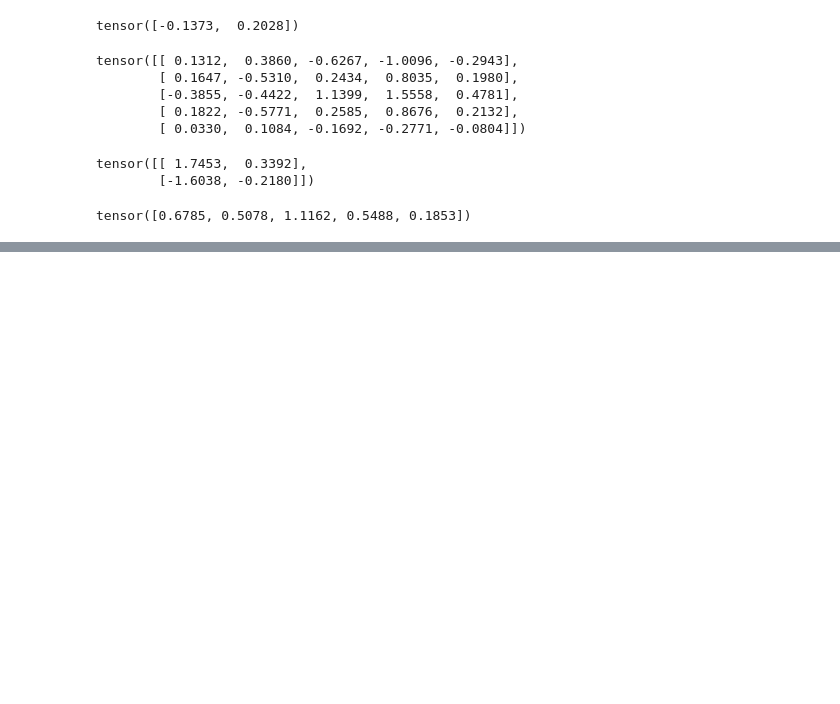
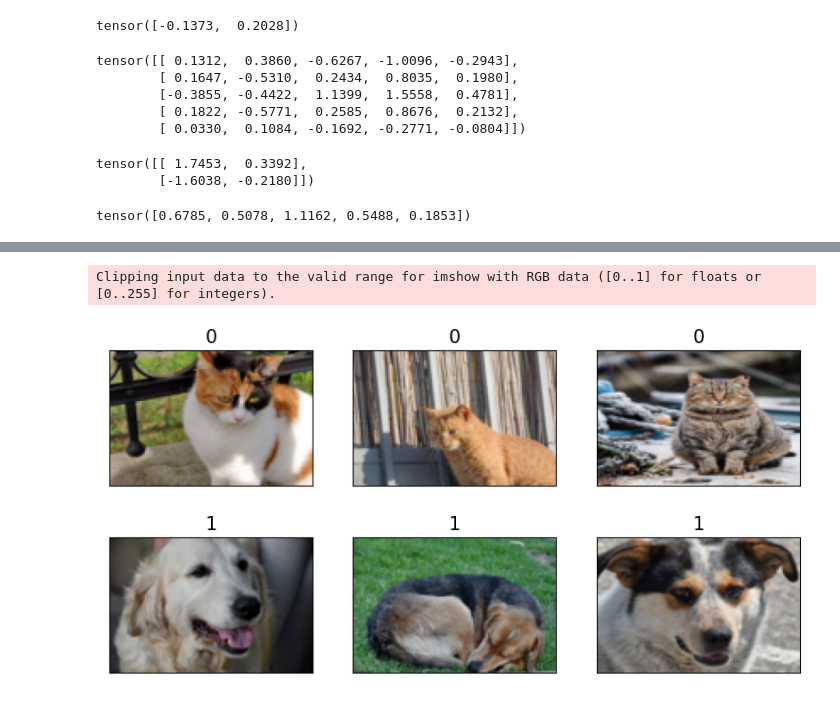
Before and after one commit to Jstafford98/Machine-Learning-with-PyTorch-and-Scikit-Learn, a Jupyter notebook: src/Chapter12.ipynb, the cells around one changed output, grey strips where cells are left out. Saved outputs shown, nothing was run; the diff lists cells and outputs as text; code cells hidden in the pictures; blank space fills up the shorter version.

```diff
--- a/src/Chapter12.ipynb
+++ b/src/Chapter12.ipynb
@@ -114,0 +306,50 @@ assert np.all(np.sqrt(np.sum(np.square(t1.numpy()),axis=1)) == norm_t1.numpy())
+# %%
+class ImageDataset(Dataset):
+    ''' Dataset used to load images from local storage '''
+
+    def __init__(
+        self,
+        file_list : list,
+        labels : list,
+        transform = None
+    ) -> None :
+
+        self.file_list = file_list
+        self.labels = labels
+        self.transform = transform
+
+    def __getitem__(self, index : int) -> tuple[torch.tensor, int] :
+        ''' retrieves the image data stored in the file at index, as well as it's label '''
+
+        img = Image.open(self.file_list[index])
+
+        if self.transform is not None:
+            img = self.transform(img)
+
+        return img, self.labels[index]
+
+    def __len__(self) -> int :
+        return len(self.labels)
+
+image_height, image_width = 80, 120
+
+transform = transforms.Compose(
+    [
+        transforms.ToTensor(), # Converts PIL Image to a torch.tensor
+        transforms.Resize((image_height, image_width), antialias=True) # Resizes our tensor to a standard image size
+    ]
+)
+
+image_dataset = ImageDataset(file_list, labels, transform)
+
+fig = plt.figure(figsize=(10, 5))
+
+for i, example in enumerate(image_dataset):
+    ax = fig.add_subplot(2, 3, i + 1)
+    ax.set_xticks([])
+    ax.set_yticks([])
+    ax.imshow(example[0].numpy().transpose((1, 2, 0)))
+    ax.set_title(f'{example[1]}', size=15)
+# %% [output]
+Clipping input data to the valid range for imshow with RGB data ([0..1] for floats or [0..255] for integers).
+[figure, added]
```
Also changed, not shown: parts of 26 cells of this notebook.
